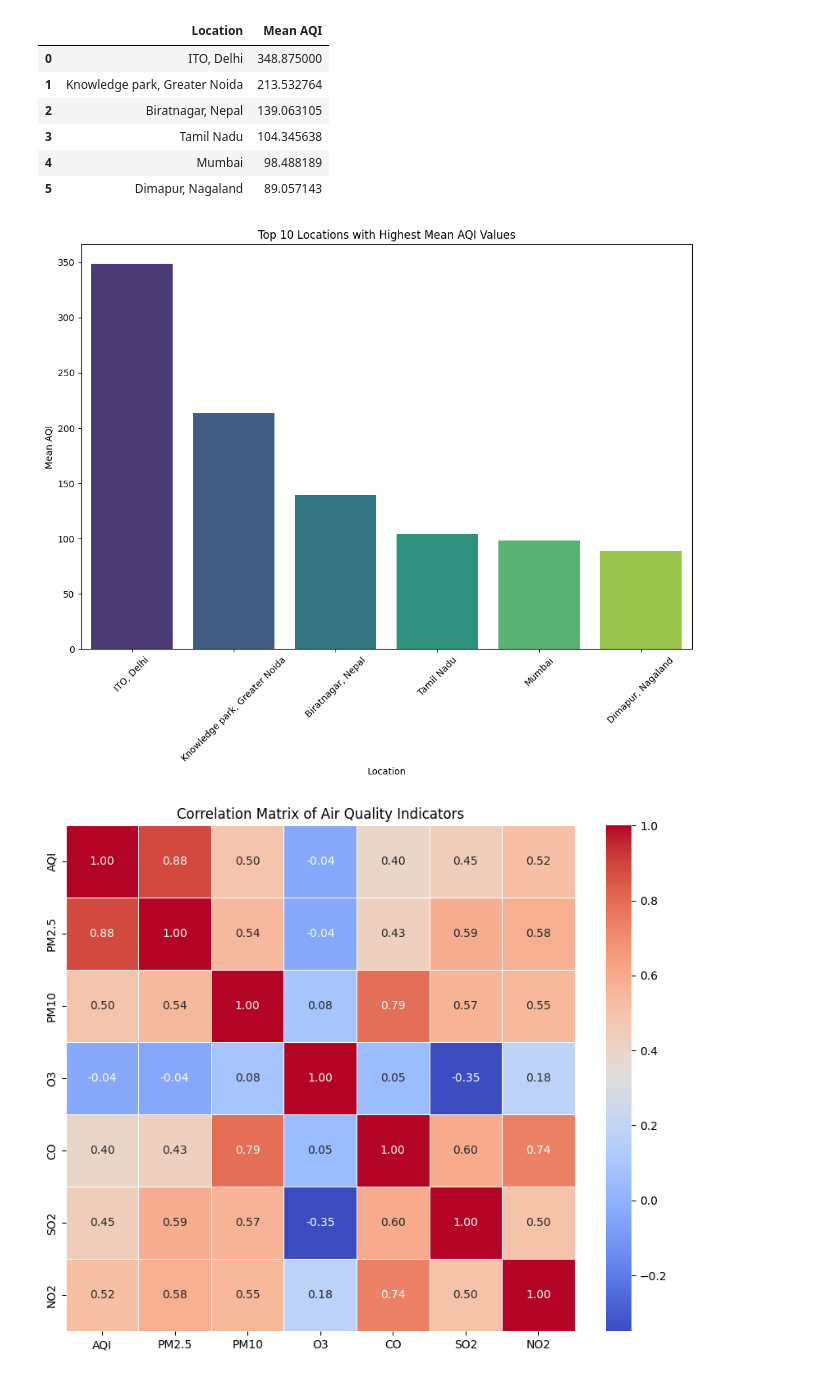
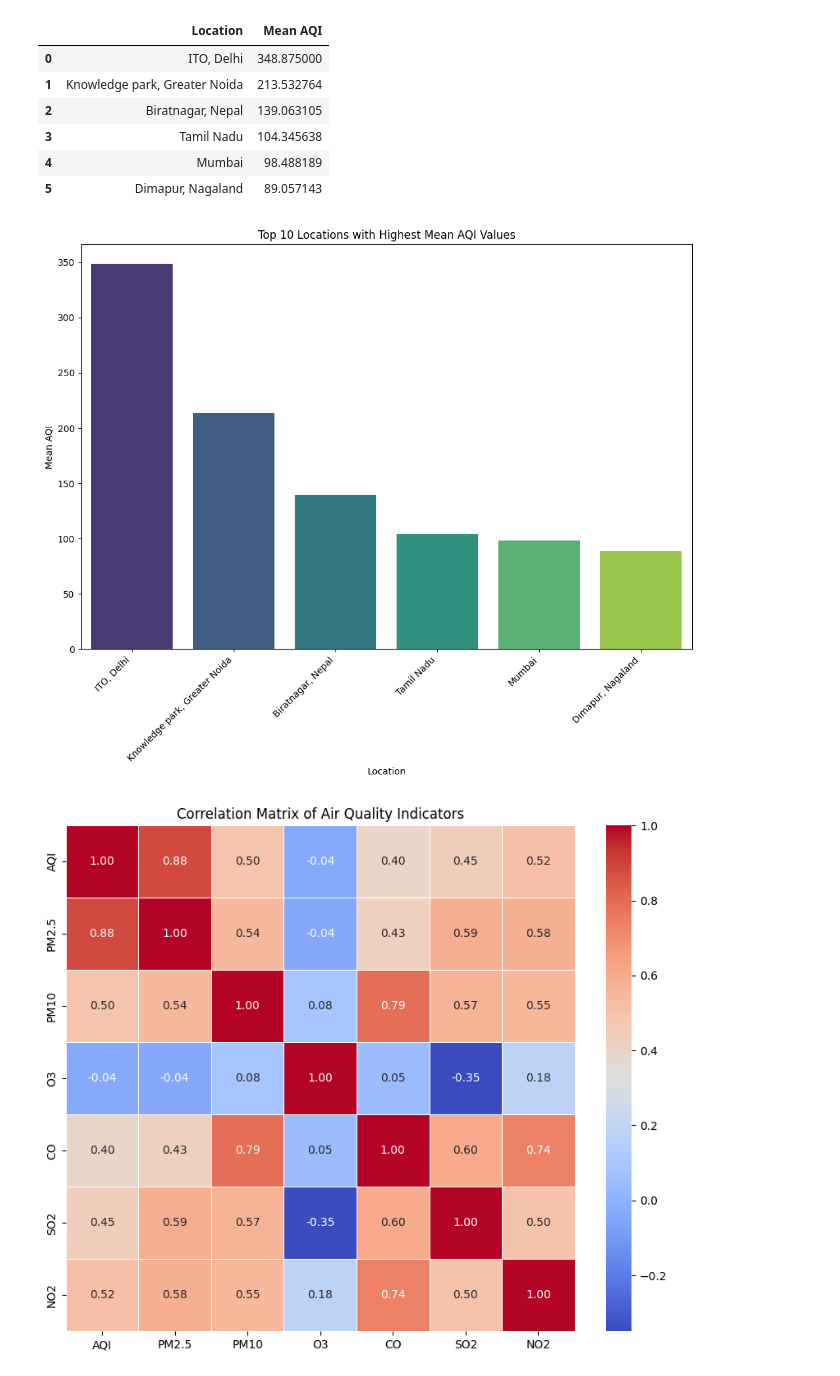
Before and after one commit to Eman-Mahmoud-98/AirMapNet-A-Deep-Learning-Framework-for-AI-Enhanced-Precision-of-Air-Pollution-Images, a Jupyter notebook: Air_Pollution_Dataset.ipynb, the cells around one changed output. Cells and saved outputs as stored; diff of their text form; code cells hidden in the pictures.

```diff
--- a/Air_Pollution_Dataset.ipynb
+++ b/Air_Pollution_Dataset.ipynb
@@ -381,21 +379,21 @@ top_10_table
 # %%
 # Calculating the mean AQI for each location and selecting the top 10
 mean_aqi_per_location = df.groupby('Location')['AQI'].mean().sort_values(ascending=False)
 top_10_locations = mean_aqi_per_location.head(10)
 top_10_table = top_10_locations.reset_index()
 top_10_table.columns = ['Location', 'Mean AQI']
 
 # Creating a bar chart to compare mean AQI values across the top 10 locations with updated syntax
 plt.figure(figsize=(12, 8))
 sns.barplot(data=top_10_table, x='Location', y='Mean AQI', hue='Location', palette='viridis', dodge=False)
 plt.legend([],[], frameon=False)
 plt.title('Top 10 Locations with Highest Mean AQI Values')
 plt.xlabel('Location')
-plt.xticks(rotation=45)
+plt.xticks(rotation=45, ha='right')
 plt.ylabel('Mean AQI')
 plt.show()
 # %% [output]
-[figure, old version]
+[figure, new version]
 # %%
 # Selecting relevant columns for correlation analysis
 relevant_columns = ['AQI', 'PM2.5', 'PM10', 'O3', 'CO', 'SO2', 'NO2']
```
Also changed, not shown: parts of 3 cells of this notebook.
